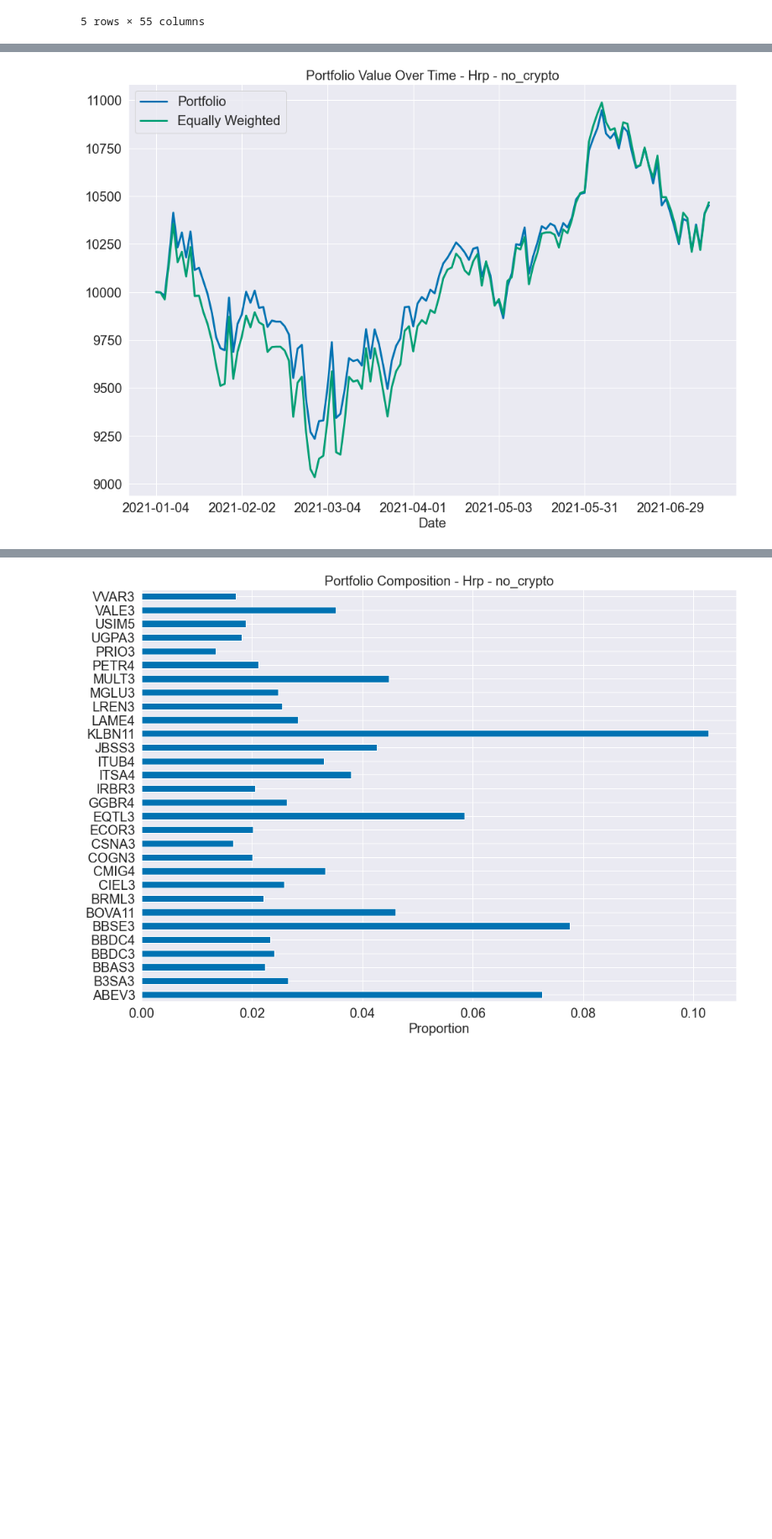
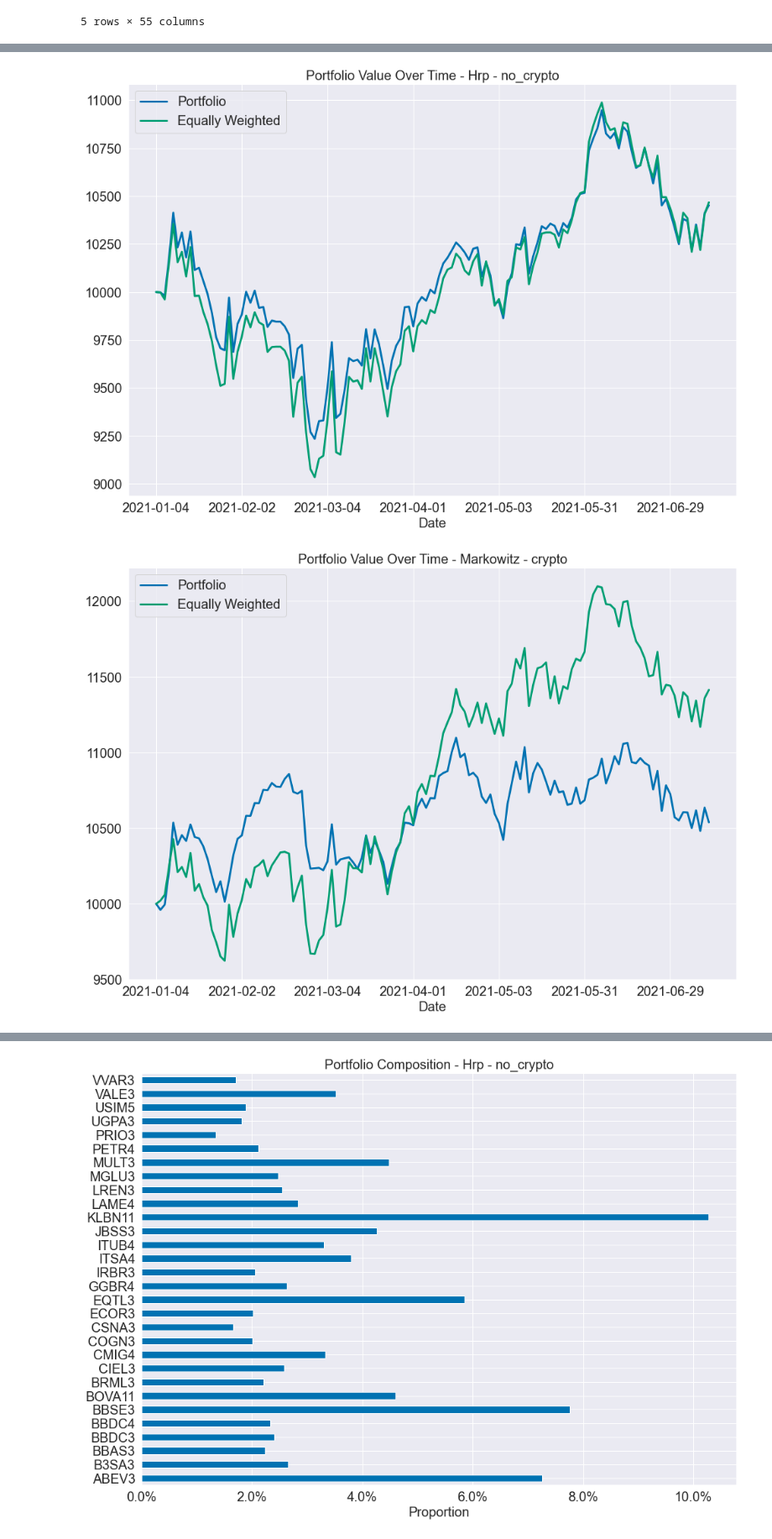
Before and after one commit to viengg/crypto-mpt, a Jupyter notebook: notebook2.ipynb, the cells around one changed output, grey strips where cells are left out. Shown at 84% size. Cells and saved outputs as stored; diff of their text form; code cells hidden in the pictures; blank space fills up the shorter version.

```diff
--- a/notebook2.ipynb
+++ b/notebook2.ipynb
@@ -82,6 +83,10 @@ def gera_portfolio(dados_precos, tipo_dado, tipo='semivariancia', mostra_perform
     es = HRPOpt(historical_returns)
     es.optimize()
     raw_weights = es.clean_weights()
+  elif tipo == 'markowitz':
+    S = risk_models.sample_cov(in_sample)
+    es = EfficientFrontier(mu, S)
+    raw_weights = es.min_volatility()
   else:
     raise ValueError("Tipo de portfólio não encotrado!")
 
@@ -172,7 +181,7 @@ def backtest(tipo_port: str, tipo_dado: str):
 
   return raw_weights
 # %%
-tipos_port = ['semivariancia', 'cvar', 'cdar', 'hrp']
+tipos_port = ['semivariancia', 'cvar', 'cdar', 'hrp', 'markowitz']
 tipos_dados = ['crypto', 'no_crypto']
 pesos = []
 
@@ -201,8 +210,9 @@ Sharpe ratio: 0.18
 [figure]
 [figure]
 [figure]
 [figure]
 [figure]
 [figure]
 [figure]
 [figure]
+[figure, added]
```
Also changed, not shown: parts of 16 cells of this notebook, 15 other files.
